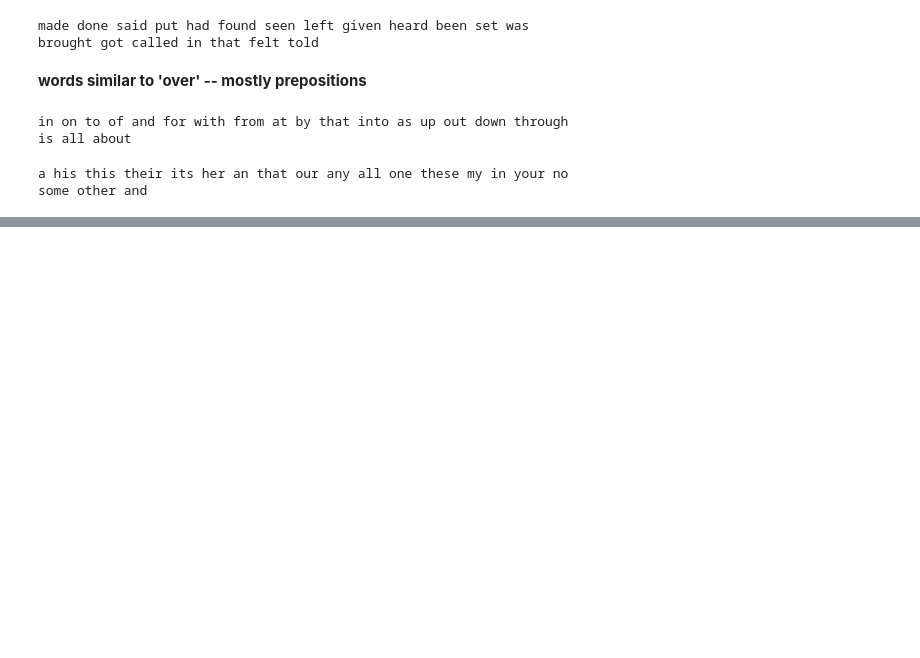
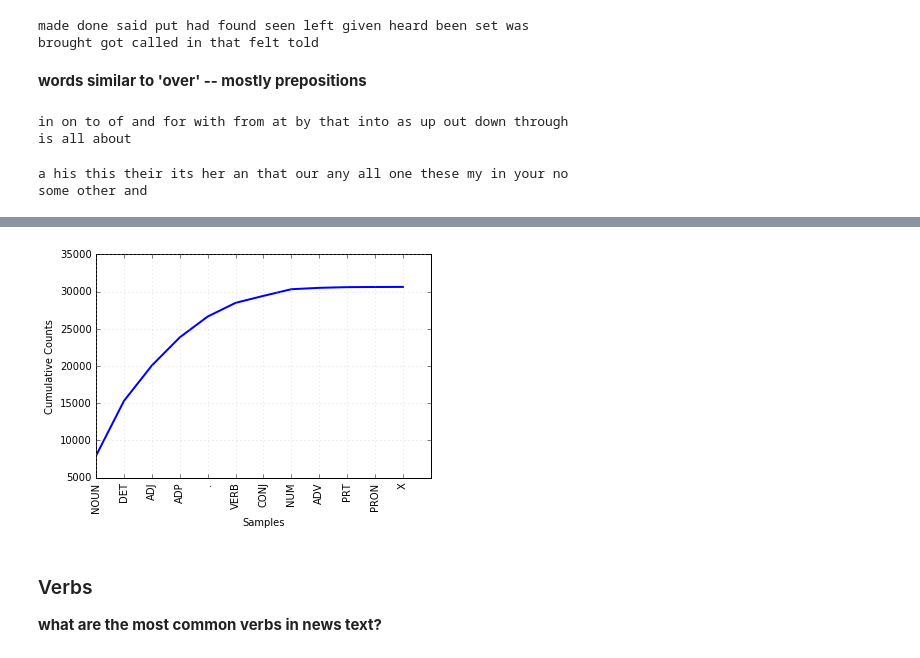
Before and after one commit to sandipchatterjee/nltk_book_notes, a Jupyter notebook: 05_categorizing_and_tagging_words.ipynb, the cells around one changed output, grey strips where cells are left out. Saved outputs shown, nothing was run; the diff lists cells and outputs as text; code cells hidden in the pictures; blank space fills up the shorter version.

```diff
--- a/05_categorizing_and_tagging_words.ipynb
+++ b/05_categorizing_and_tagging_words.ipynb
@@ -107,0 +262,4 @@ some other and
+# %%
+word_tag_pairs = nltk.bigrams(brown_news_tagged) # generator needs to be redefined
+noun_preceders = [a[1] for a, b in word_tag_pairs if b[1] == 'NOUN']
+noun_preceders[:20]
@@ -107,0 +287,3 @@ some other and
+# %%
+fdist = nltk.FreqDist(noun_preceders)
+[tag for tag, _ in fdist.most_common()]
@@ -107,0 +303,8 @@ some other and
+# %%
+fdist.plot(cumulative=True)
+# %% [output]
+[figure, added]
+# %% [markdown]
+### Verbs
+
+**what are the most common verbs in news text?**
```
Also changed, not shown: parts of 50 cells of this notebook.
